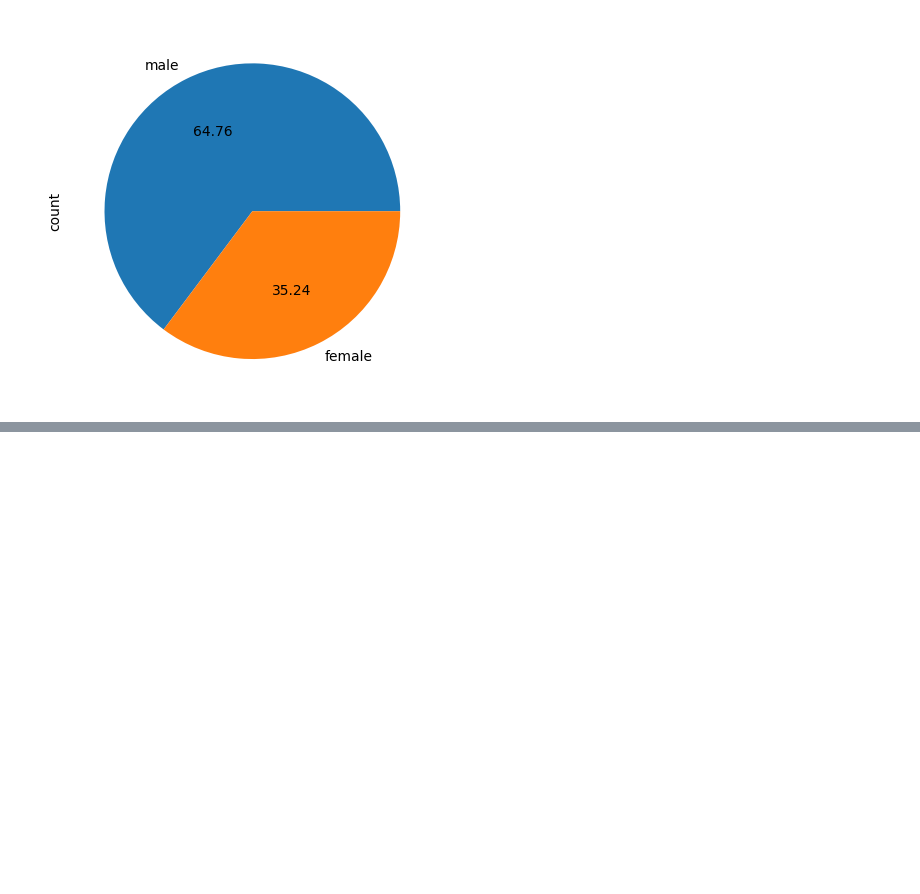
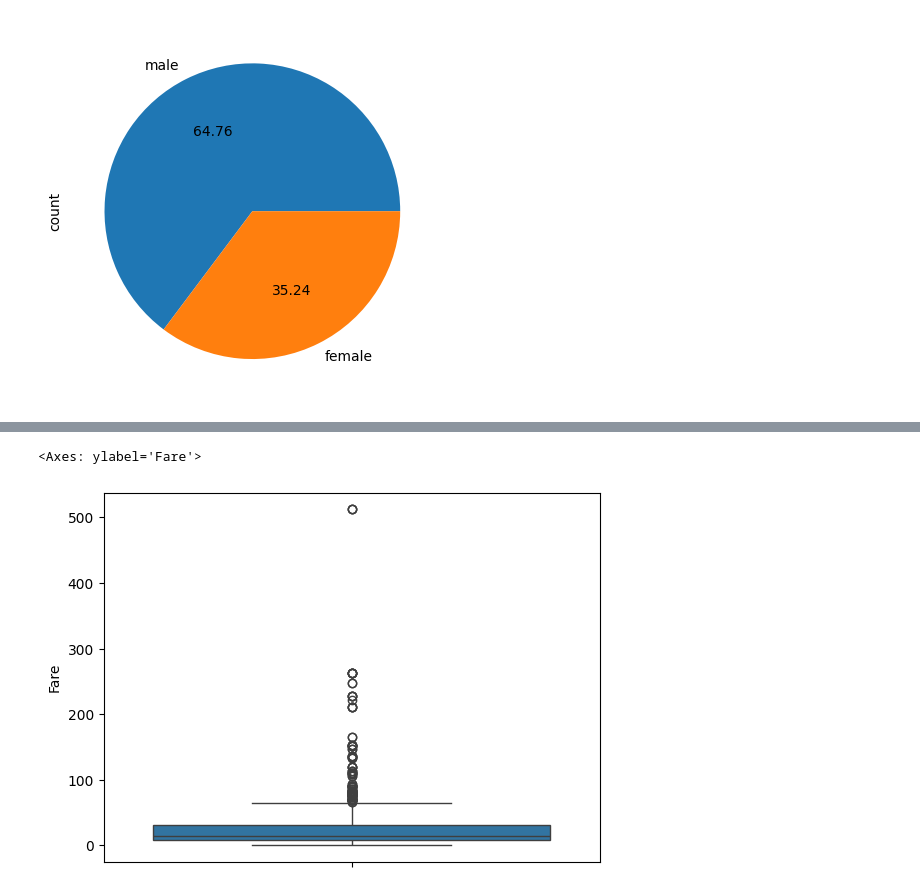
Before and after one commit to Somnath6Das/Numpy-Pandas-Python, a Jupyter notebook: O28_eda_univerient.ipynb, the cells around one changed output, grey strips where cells are left out. Saved outputs shown, nothing was run; the diff lists cells and outputs as text; code cells hidden in the pictures; blank space fills up the shorter version.

```diff
--- a/O28_eda_univerient.ipynb
+++ b/O28_eda_univerient.ipynb
@@ -129,0 +143,5 @@ df['Sex'].value_counts().plot(kind='pie', autopct='%.2f')
+# %%
+sns.boxplot(df['Fare'])
+# %% [output]
+<Axes: ylabel='Fare'>
+[figure, added]
```
Also changed, not shown: parts of 9 cells of this notebook, 1 other file.
